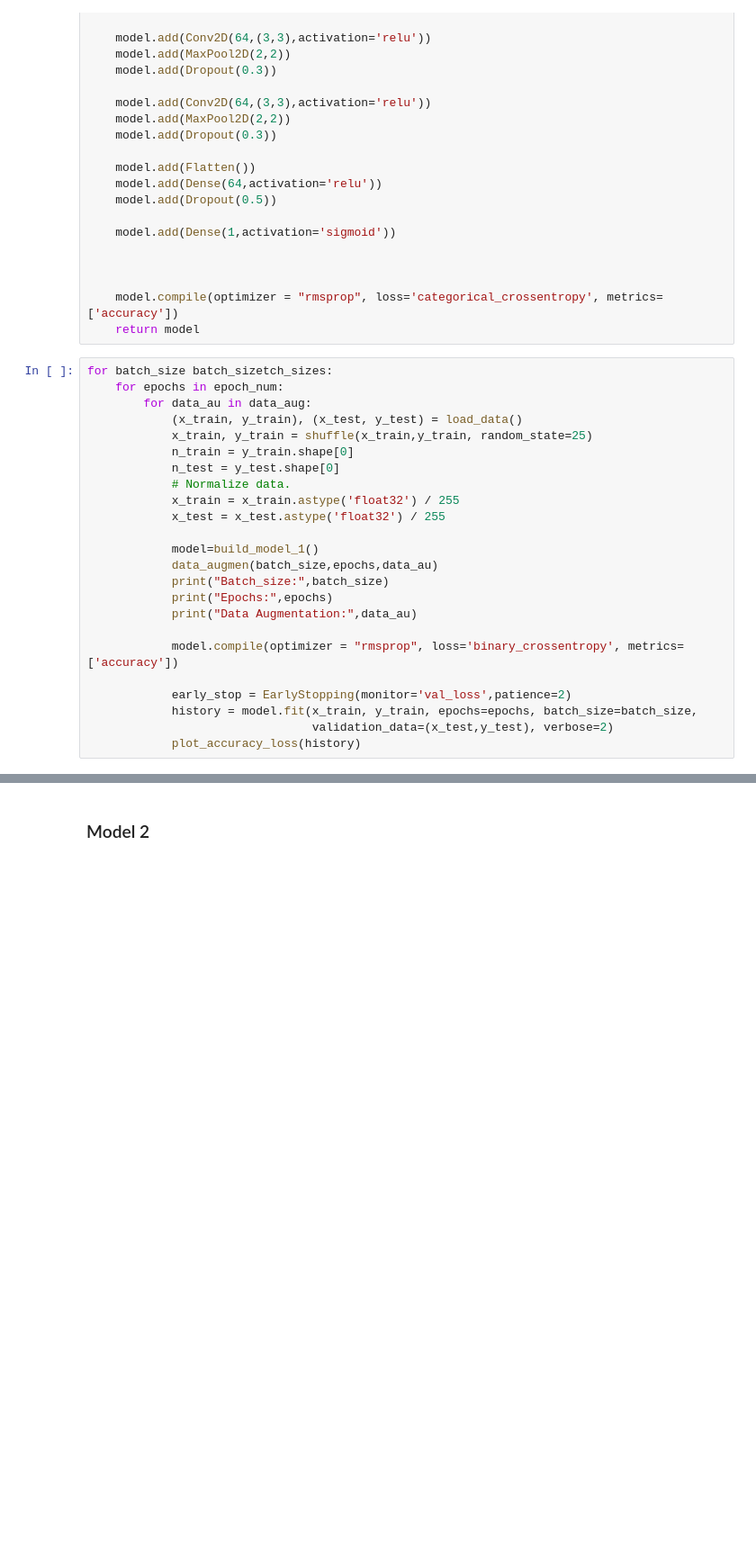
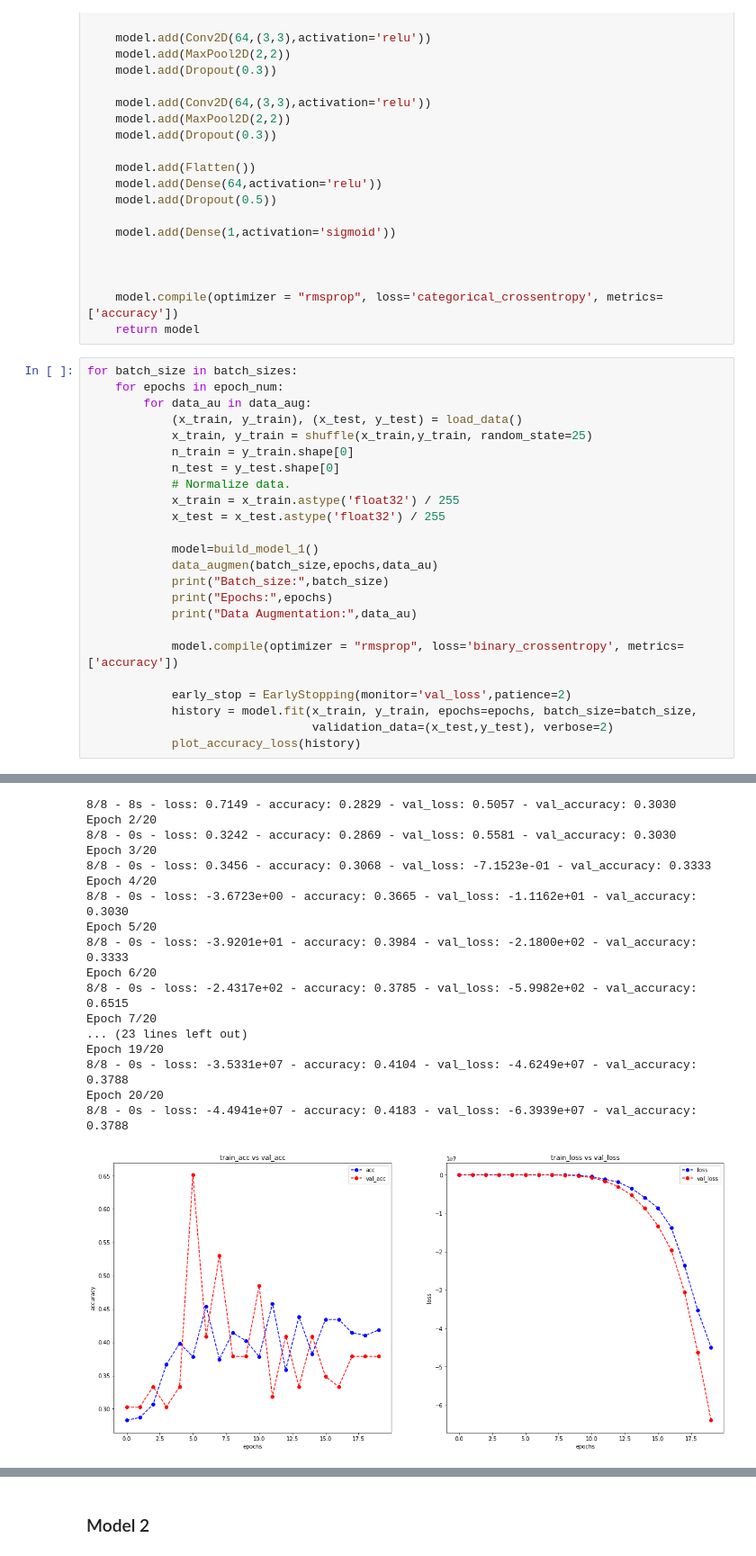
Before and after one commit to Negi97Mohit/Covid-19-Image-Classification, a Jupyter notebook: mid-term.ipynb, the cells around one changed output, grey strips where cells are left out. Shown at 90% size. Saved outputs shown, nothing was run; the diff lists cells and outputs as text; blank space fills up the shorter version.

```diff
--- a/mid-term.ipynb
+++ b/mid-term.ipynb
@@ -330,7 +330,7 @@ def build_model_1():
     model.compile(optimizer = "rmsprop", loss='categorical_crossentropy', metrics=['accuracy'])
     return model
 # %%
-for batch_size batch_sizetch_sizes:
+for batch_size in batch_sizes:
     for epochs in epoch_num:
         for data_au in data_aug:
             (x_train, y_train), (x_test, y_test) = load_data()
@@ -353,3 +353,4 @@ for batch_size batch_sizetch_sizes:
             history = model.fit(x_train, y_train, epochs=epochs, batch_size=batch_size,
                                 validation_data=(x_test,y_test), verbose=2)
             plot_accuracy_loss(history)
+# %% [output]
@@ -355,0 +378,18 @@ for batch_size batch_sizetch_sizes:
+8/8 - 8s - loss: 0.7149 - accuracy: 0.2829 - val_loss: 0.5057 - val_accuracy: 0.3030
+Epoch 2/20
+8/8 - 0s - loss: 0.3242 - accuracy: 0.2869 - val_loss: 0.5581 - val_accuracy: 0.3030
+Epoch 3/20
+8/8 - 0s - loss: 0.3456 - accuracy: 0.3068 - val_loss: -7.1523e-01 - val_accuracy: 0.3333
+Epoch 4/20
+8/8 - 0s - loss: -3.6723e+00 - accuracy: 0.3665 - val_loss: -1.1162e+01 - val_accuracy: 0.3030
+Epoch 5/20
+8/8 - 0s - loss: -3.9201e+01 - accuracy: 0.3984 - val_loss: -2.1800e+02 - val_accuracy: 0.3333
+Epoch 6/20
+8/8 - 0s - loss: -2.4317e+02 - accuracy: 0.3785 - val_loss: -5.9982e+02 - val_accuracy: 0.6515
+Epoch 7/20
+... (23 lines left out)
+Epoch 19/20
+8/8 - 0s - loss: -3.5331e+07 - accuracy: 0.4104 - val_loss: -4.6249e+07 - val_accuracy: 0.3788
+Epoch 20/20
+8/8 - 0s - loss: -4.4941e+07 - accuracy: 0.4183 - val_loss: -6.3939e+07 - val_accuracy: 0.3788
+[figure, added]
```
Also changed, not shown: parts of 1 cell of this notebook.
